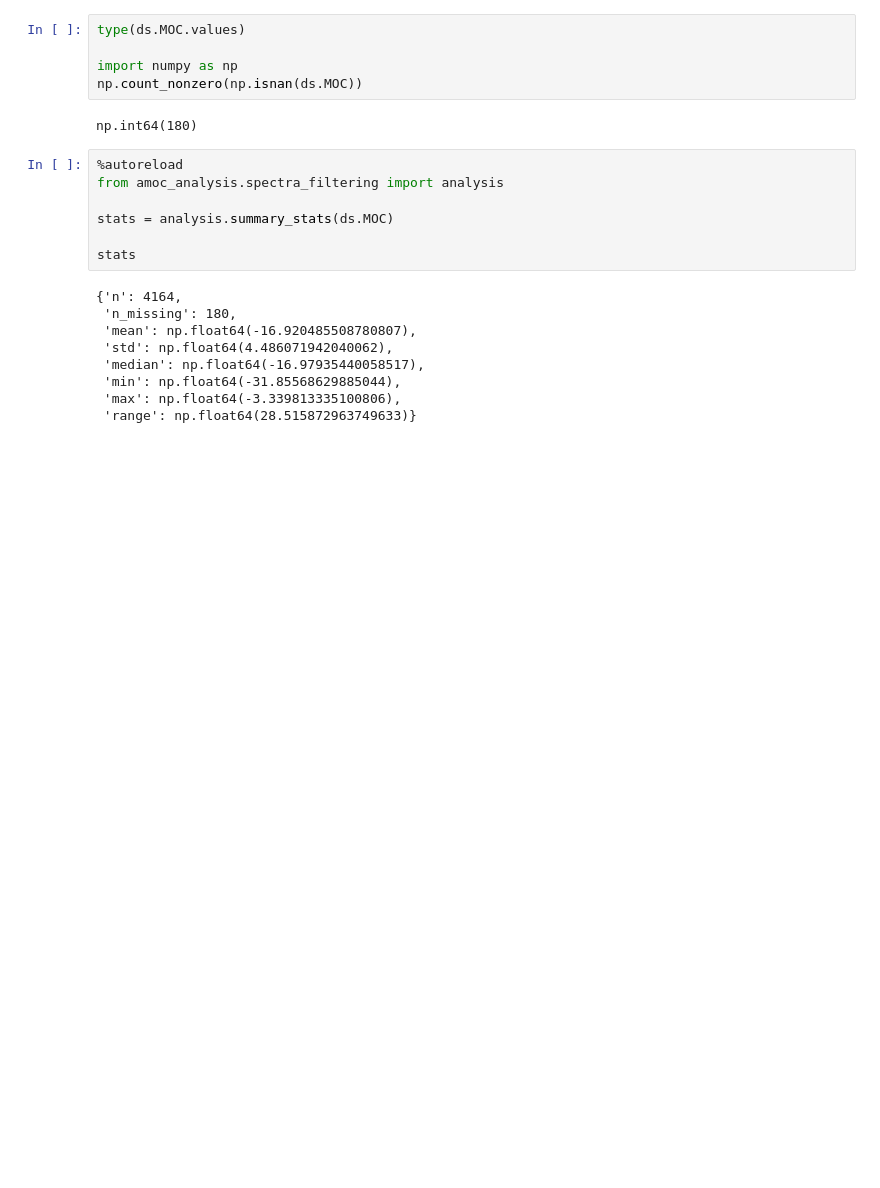
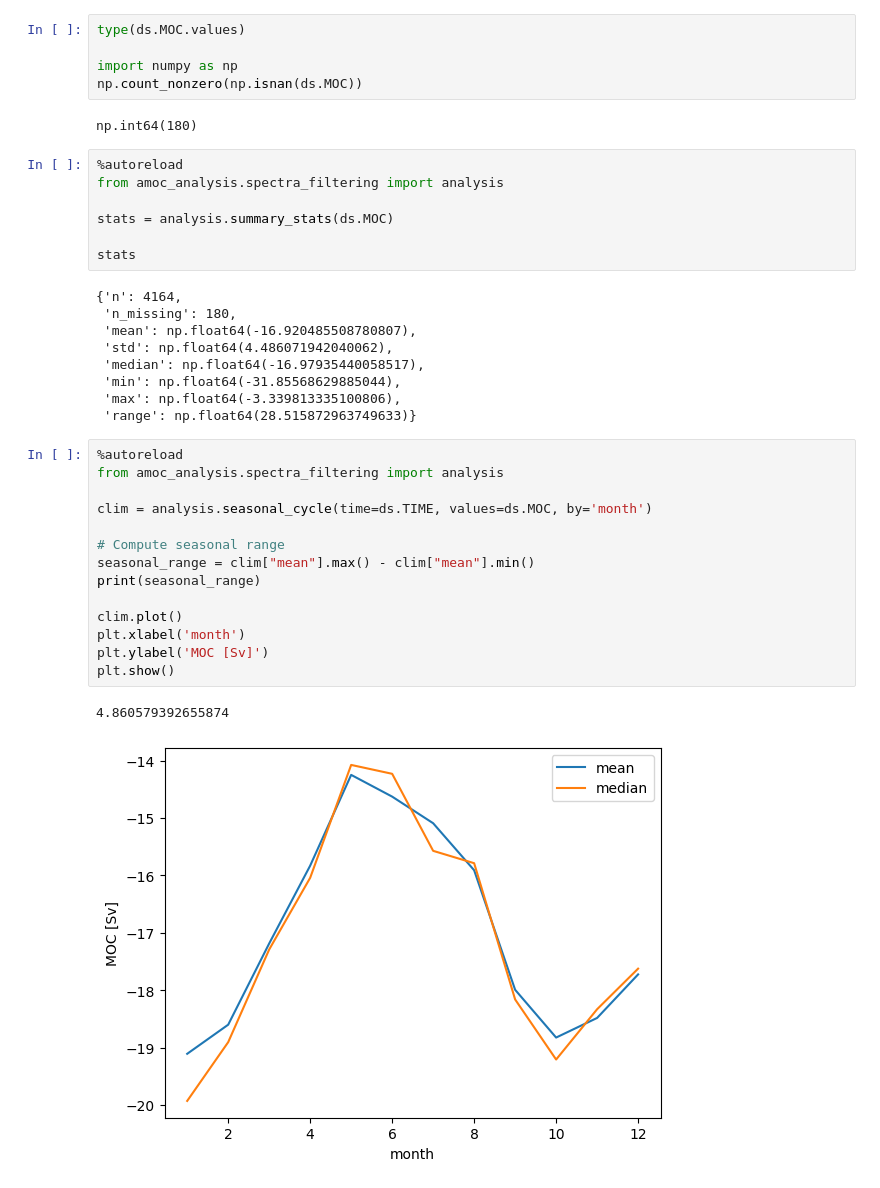
Before and after one commit to stine-fohrmann/data-analysis-assignment1, a Jupyter notebook: notebooks/assignment1.ipynb, the cells around one changed output. Cells and saved outputs as stored; diff of their text form; blank space fills up the shorter version.

Commit message:
finish seasonal cycle func

```diff
--- a/notebooks/assignment1.ipynb
+++ b/notebooks/assignment1.ipynb
@@ -63,3 +64,20 @@ stats
  'min': np.float64(-31.85568629885044),
  'max': np.float64(-3.339813335100806),
  'range': np.float64(28.515872963749633)}
+# %%
+%autoreload
+from amoc_analysis.spectra_filtering import analysis
+
+clim = analysis.seasonal_cycle(time=ds.TIME, values=ds.MOC, by='month')
+
+# Compute seasonal range
+seasonal_range = clim["mean"].max() - clim["mean"].min()
+print(seasonal_range)
+
+clim.plot()
+plt.xlabel('month')
+plt.ylabel('MOC [Sv]')
+plt.show()
+# %% [output]
+4.860579392655874
+[figure, added]
```
Also changed, not shown: parts of 1 cell of this notebook, 1 other file.
